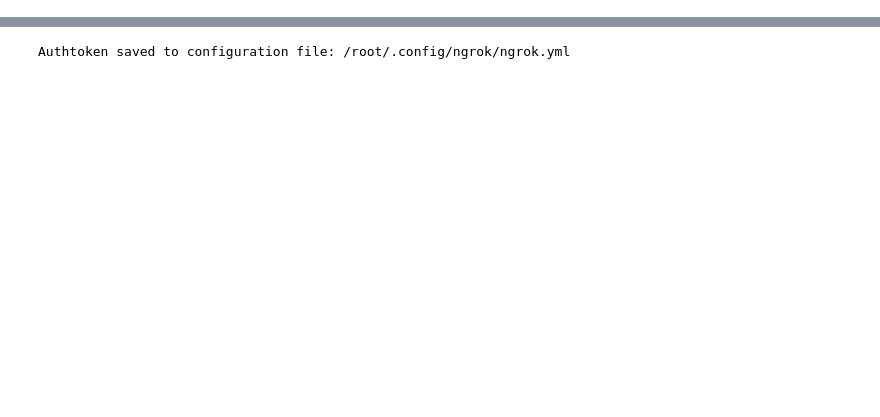
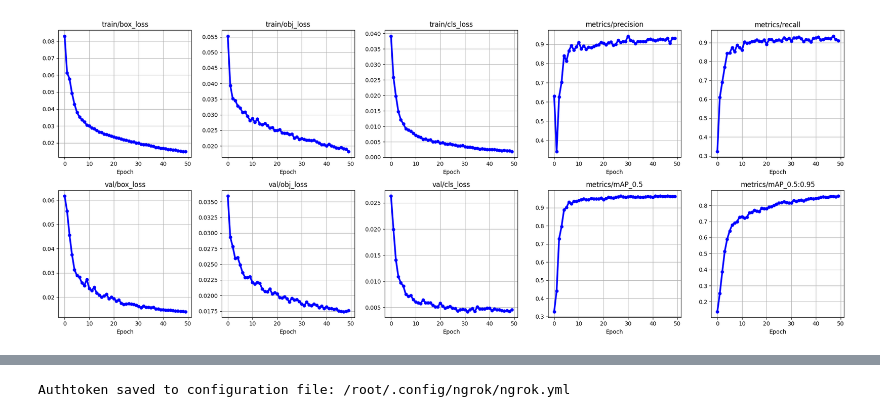
Before and after one commit to lmn190104/yolov5-AI, a Jupyter notebook: Bản_sao_của_Codegit.ipynb, the cells around one changed output, grey strips where cells are left out. Saved outputs shown, nothing was run; the diff lists cells and outputs as text; code cells hidden in the pictures; blank space fills up the shorter version.

```diff
--- a/Bản_sao_của_Codegit.ipynb
+++ b/Bản_sao_của_Codegit.ipynb
@@ -169,3 +175,46 @@ Kết quả truyền trực tuyến bị cắt bớt đến 5000 dòng cuối.
                    all        448       1818      0.926      0.904      0.963      0.844
 
       Epoch    GPU_mem   box_loss   obj_loss   cls_loss  Instances       Size
+# %%
+#Biểu đồ train 50 epochs
+
+!pip install matplotlib pandas
+
+# 1. Import thư viện
+import pandas as pd
+import matplotlib.pyplot as plt
+%matplotlib inline
+
+# 2. Đọc file CSV (thay đường dẫn nếu bạn đã đổi tên hoặc vị trí)
+csv_path = '/content/yolov5/runs/train/exp/results.csv'  # hoặc đường dẫn tới file bạn upload
+df = pd.read_csv(csv_path)
+
+# 3. Làm sạch tên cột (xóa khoảng trắng đầu/cuối)
+df.columns = df.columns.str.strip()
+
+# 4. Danh sách metric cần vẽ
+metrics = [
+    'train/box_loss', 'train/obj_loss', 'train/cls_loss',
+    'metrics/precision', 'metrics/recall',
+    'val/box_loss', 'val/obj_loss', 'val/cls_loss',
+    'metrics/mAP_0.5', 'metrics/mAP_0.5:0.95'
+]
+
+# 5. Vẽ biểu đồ 2 hàng x 5 cột
+fig, axs = plt.subplots(2, 5, figsize=(20, 8))
+for i, metric in enumerate(metrics):
+    row, col = divmod(i, 5)
+    axs[row][col].plot(
+        df[metric],
+        color='blue',
+        linewidth=3,
+        marker='o',
+        markersize=5
+    )
+    axs[row][col].set_title(metric, fontsize=12)
+    axs[row][col].set_xlabel('Epoch')
+    axs[row][col].grid(True)
+
+plt.tight_layout()
+plt.show()
+# %% [output]
@@ -171,0 +235 @@ Kết quả truyền trực tuyến bị cắt bớt đến 5000 dòng cuối.
+[figure, added]
```
Also changed, not shown: parts of 13 cells of this notebook.
